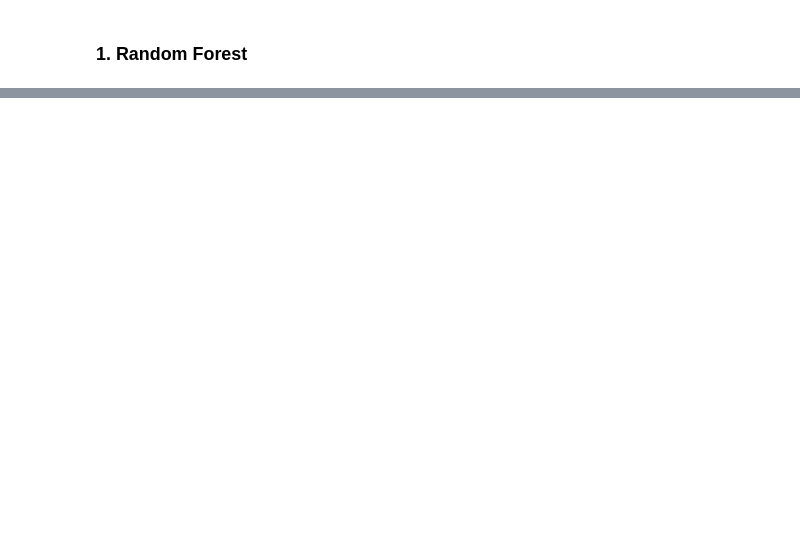
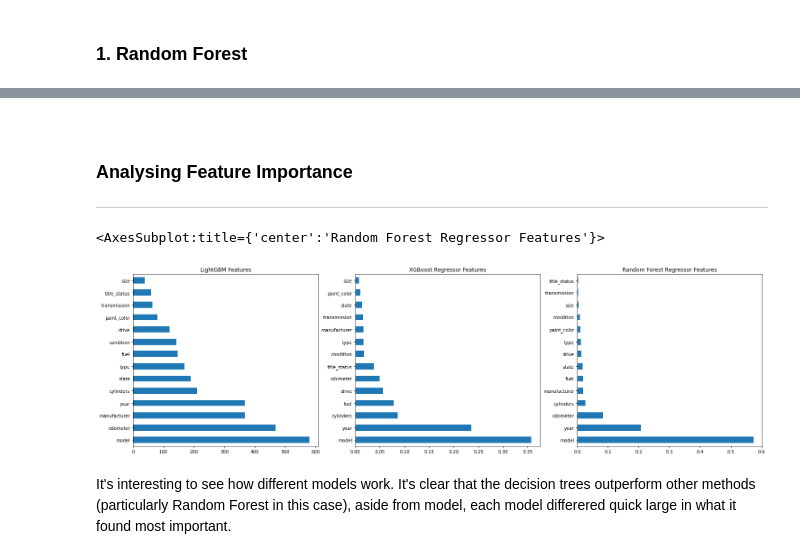
Before and after one commit to ryanirl/data-analysis-projects, a Jupyter notebook: craigslist_price_prediction/cleaning_data.ipynb, the cells around one changed output, grey strips where cells are left out. Cells and saved outputs as stored; diff of their text form; code cells hidden in the pictures; blank space fills up the shorter version.

Commit message:
cleaned up car_prediction notebook

```diff
--- a/craigslist_price_prediction/cleaning_data.ipynb
+++ b/craigslist_price_prediction/cleaning_data.ipynb
@@ -433,10 +438,10 @@ R2 Score  : 0.8281806634598753 | K-Nearest-Regressor
 # %%
-# NEED TO FIX
+# Linear Regression
 
-LR_model = sklearn.linear_model.LogisticRegression()
+LR_model = LinearRegression()
 
 LR_model.fit(X_train, y_train)
 
 results = LR_model.predict(X_test)
 
-accuracy(test, results, "Logistic Regression")
+accuracy(test, results, "Linear Regression")
@@ -464,0 +453,10 @@ sb.heatmap(corr, xticklabels=corr.columns, yticklabels=corr.columns, annot=True,
+# %%
+# XGBoost Regressor
+
+XGBR_model = xgb.XGBRegressor()
+
+XGBR_model.fit(X_train, y_train)
+
+results = XGBR_model.predict(X_test)
+
+accuracy(test, results, "XGBRegressor")
@@ -464,0 +468,9 @@ sb.heatmap(corr, xticklabels=corr.columns, yticklabels=corr.columns, annot=True,
+# %%
+# LightGBM Regressor
+LGBM_model = lgb.LGBMRegressor()
+
+LGBM_model.fit(X_train, y_train)
+
+results = LGBM_model.predict(X_test)
+
+accuracy(test, results, "LGBMRegressor")
@@ -464,0 +496,21 @@ sb.heatmap(corr, xticklabels=corr.columns, yticklabels=corr.columns, annot=True,
+# %% [markdown]
+<br />
+
+### Analysing Feature Importance
+
+---
+# %%
+fig, axes = plt.subplots(1, 3, figsize=(25,7))
+
+LGBM_plot = pd.Series(LGBM_model.feature_importances_, index = df.columns)
+XGBR_plot = pd.Series(XGBR_model.feature_importances_, index = df.columns)
+RFR_plot = pd.Series(RFR_model.feature_importances_, index = df.columns)
+
+LGBM_plot.nlargest(25).plot(kind="barh", ax=axes[0], title = "LightGBM Features")
+XGBR_plot.nlargest(25).plot(kind="barh", ax=axes[1], title = "XGBoost Regressor Features")
+RFR_plot.nlargest(25).plot(kind="barh", ax=axes[2], title = "Random Forest Regressor Features")
+# %% [output]
+<AxesSubplot:title={'center':'Random Forest Regressor Features'}>
+[figure, added]
+# %% [markdown]
+It's interesting to see how different models work. It's clear that the decision trees outperform other methods (particularly Random Forest in this case), aside from model, each model differered quick large in what it found most important.
```
Also changed, not shown: parts of 22 cells of this notebook, 1 other file.
